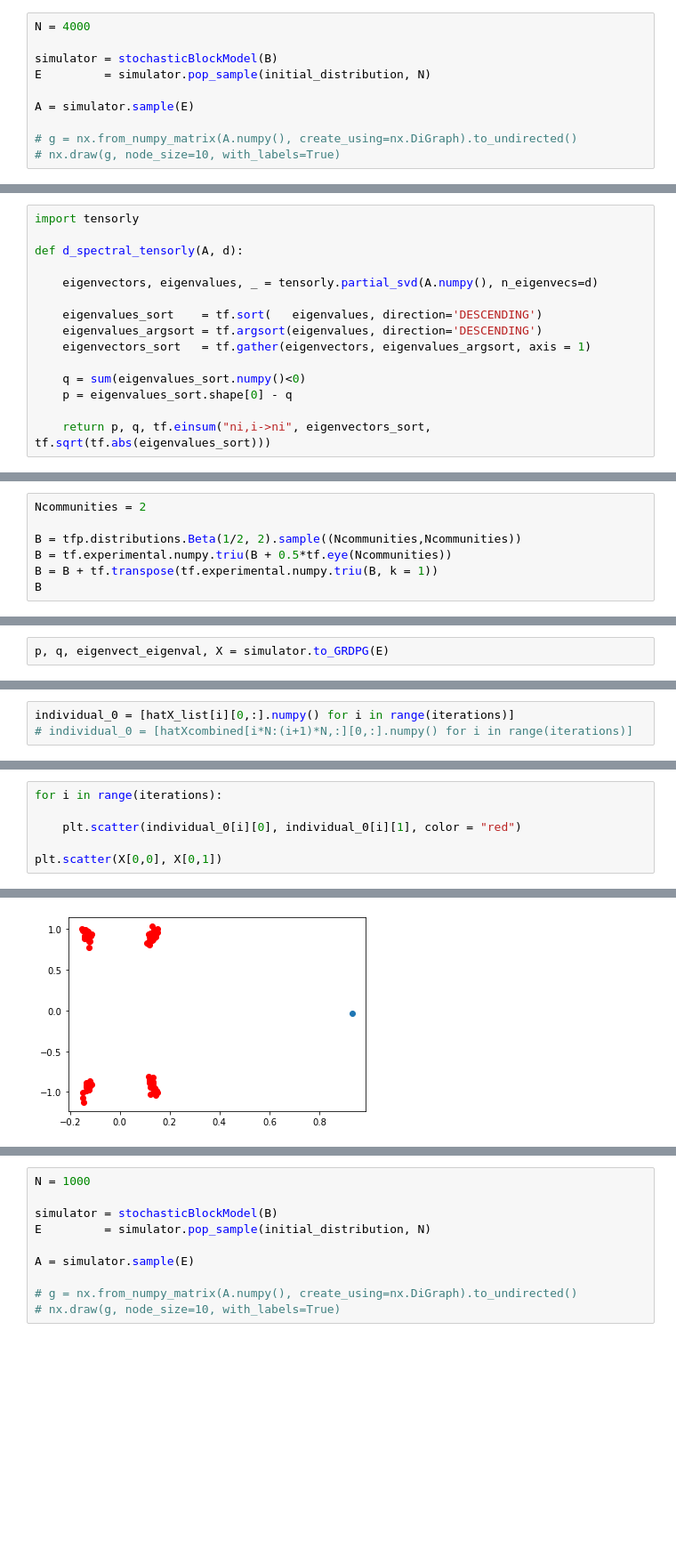
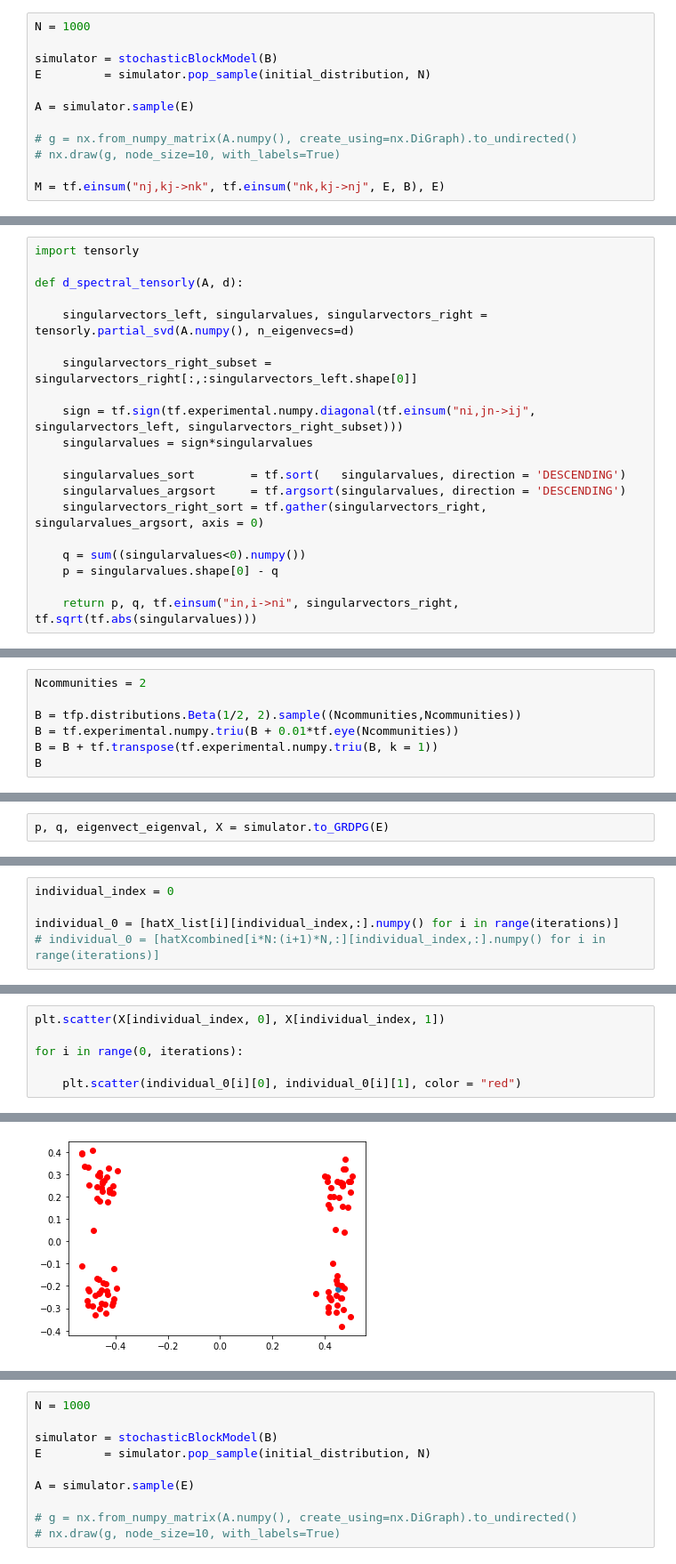
Before and after one commit to LorenzoRimella/GRDPG, a Jupyter notebook: Code/test.ipynb, the cells around one changed output, grey strips where cells are left out. Shown at 89% size. Saved outputs shown, nothing was run; the diff lists cells and outputs as text; blank space fills up the shorter version.

```diff
--- a/Code/test.ipynb
+++ b/Code/test.ipynb
@@ -160,5 +160,5 @@ initial_distribution
 # %%
-N = 4000
+N = 1000
 
 simulator = stochasticBlockModel(B)
 E         = simulator.pop_sample(initial_distribution, N)
@@ -167,6 +167,8 @@ A = simulator.sample(E)
 
 # g = nx.from_numpy_matrix(A.numpy(), create_using=nx.DiGraph).to_undirected()
 # nx.draw(g, node_size=10, with_labels=True)
+
+M = tf.einsum("nj,kj->nk", tf.einsum("nk,kj->nj", E, B), E)
 # %%
 g = nx.from_numpy_matrix(A[:100,:100].numpy(), create_using=nx.DiGraph).to_undirected()
 nx.draw(g, node_size=10, with_labels=True)
@@ -177,16 +179,21 @@ import tensorly
 
 def d_spectral_tensorly(A, d):
 
-    eigenvectors, eigenvalues, _ = tensorly.partial_svd(A.numpy(), n_eigenvecs=d)
+    singularvectors_left, singularvalues, singularvectors_right = tensorly.partial_svd(A.numpy(), n_eigenvecs=d)
 
-    eigenvalues_sort    = tf.sort(   eigenvalues, direction='DESCENDING')
-    eigenvalues_argsort = tf.argsort(eigenvalues, direction='DESCENDING')
-    eigenvectors_sort   = tf.gather(eigenvectors, eigenvalues_argsort, axis = 1)
+    singularvectors_right_subset = singularvectors_right[:,:singularvectors_left.shape[0]]
 
-    q = sum(eigenvalues_sort.numpy()<0)
-    p = eigenvalues_sort.shape[0] - q
+    sign = tf.sign(tf.experimental.numpy.diagonal(tf.einsum("ni,jn->ij", singularvectors_left, singularvectors_right_subset)))
+    singularvalues = sign*singularvalues
 
-    return p, q, tf.einsum("ni,i->ni", eigenvectors_sort, tf.sqrt(tf.abs(eigenvalues_sort)))
+    singularvalues_sort        = tf.sort(   singularvalues, direction = 'DESCENDING')
+    singularvalues_argsort     = tf.argsort(singularvalues, direction = 'DESCENDING')
+    singularvectors_right_sort = tf.gather(singularvectors_right, singularvalues_argsort, axis = 0)
+
+    q = sum((singularvalues<0).numpy())
+    p = singularvalues.shape[0] - q
+
+    return p, q, tf.einsum("in,i->ni", singularvectors_right, tf.sqrt(tf.abs(singularvalues)))
 # %%
 d = 2
 p, q, hatX = d_spectral_tensorly(A, d)
@@ -207,7 +213,7 @@ the max norm of the difference between M and hatM is 0.14402455
 Ncommunities = 2
 
 B = tfp.distributions.Beta(1/2, 2).sample((Ncommunities,Ncommunities))
-B = tf.experimental.numpy.triu(B + 0.5*tf.eye(Ncommunities))
+B = tf.experimental.numpy.triu(B + 0.01*tf.eye(Ncommunities))
 B = B + tf.transpose(tf.experimental.numpy.triu(B, k = 1))
 B
 # %% [output]
@@ -289,3 +330,5 @@ the empirical coverage of the 0.95 credible interval is 0.968262
 # %%
-individual_0 = [hatX_list[i][0,:].numpy() for i in range(iterations)]
-# individual_0 = [hatXcombined[i*N:(i+1)*N,:][0,:].numpy() for i in range(iterations)]
+individual_index = 0
+
+individual_0 = [hatX_list[i][individual_index,:].numpy() for i in range(iterations)]
+# individual_0 = [hatXcombined[i*N:(i+1)*N,:][individual_index,:].numpy() for i in range(iterations)]
@@ -292,7 +339,7 @@ individual_0 = [hatX_list[i][0,:].numpy() for i in range(iterations)]
 # %%
-for i in range(iterations):
+plt.scatter(X[individual_index, 0], X[individual_index, 1])
+
+for i in range(0, iterations):
 
     plt.scatter(individual_0[i][0], individual_0[i][1], color = "red")
-
-plt.scatter(X[0,0], X[0,1])
 # %% [output]
@@ -300,2 +346,2 @@ plt.scatter(X[0,0], X[0,1])
-[figure, old version]
+[figure, new version]
 # %% [markdown]
```
Also changed, not shown: parts of 35 cells of this notebook.
